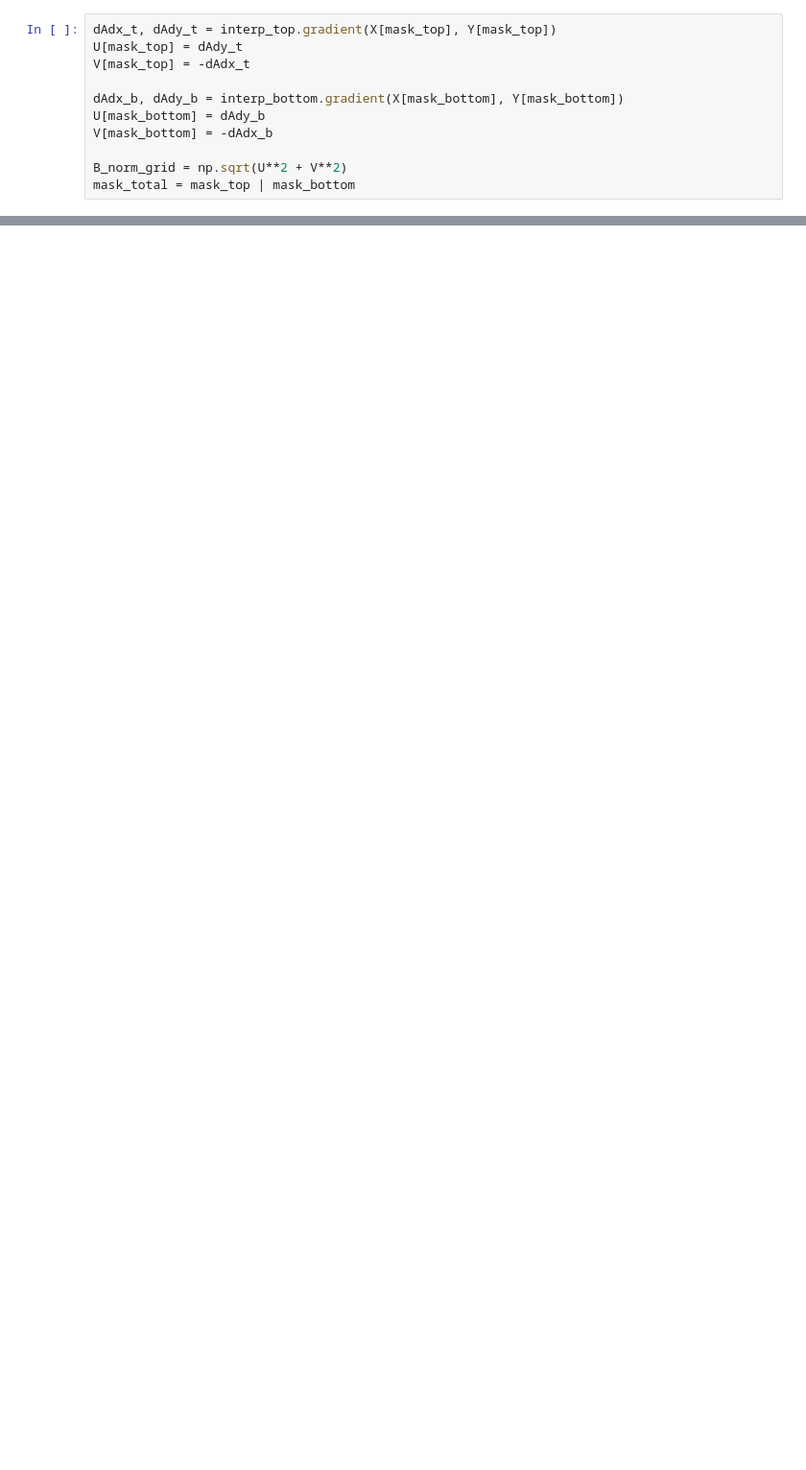
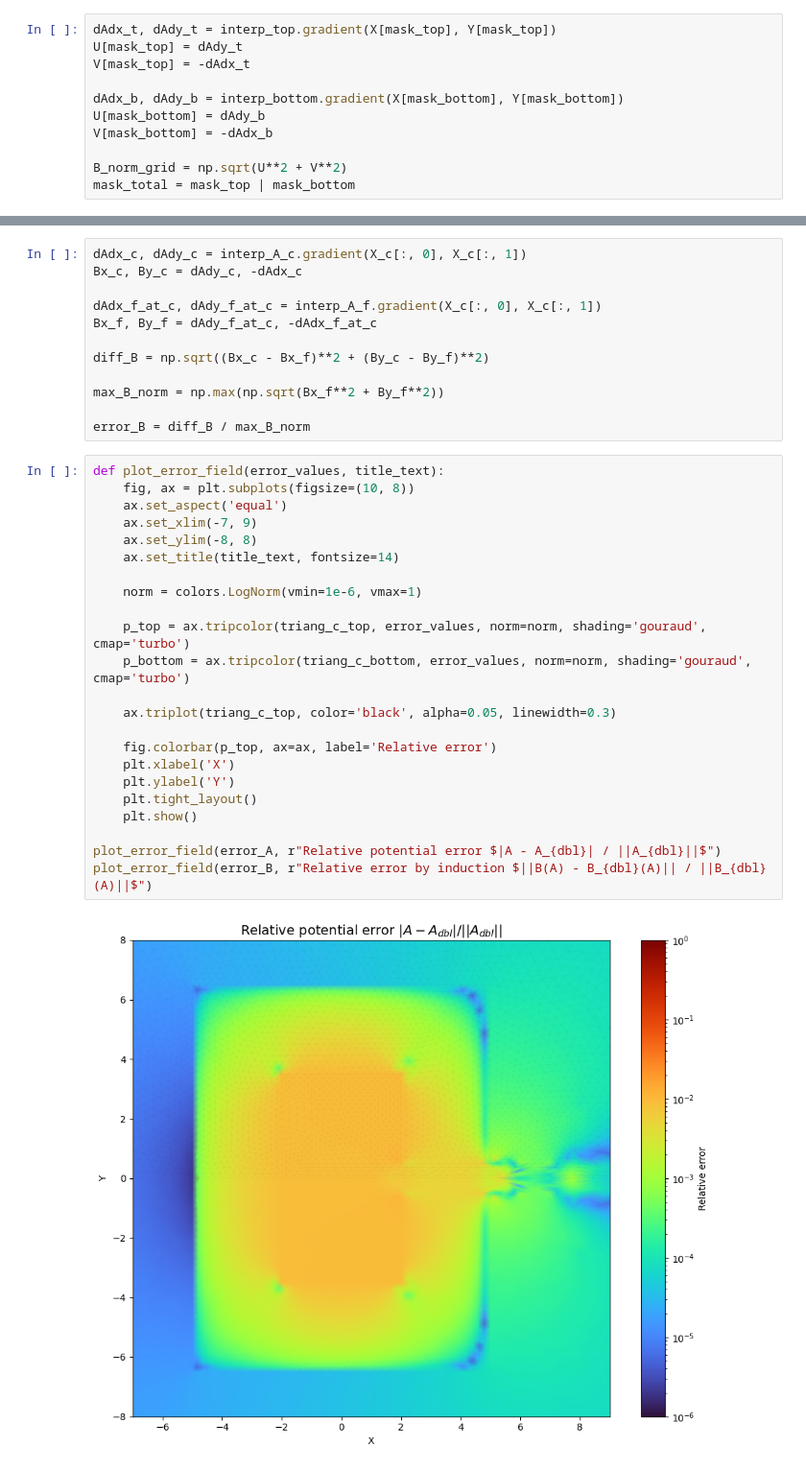
Before and after one commit to chimitOS/PINN_model, a Jupyter notebook: magnet/FEM_magnet.ipynb, the cells around one changed output, grey strips where cells are left out. Shown at 96% size. Drawn from its saved outputs; the diff is of its cells as text; blank space fills up the shorter version.

```diff
--- a/magnet/FEM_magnet.ipynb
+++ b/magnet/FEM_magnet.ipynb
@@ -262,0 +278,37 @@ plt.show()
+# %%
+dAdx_c, dAdy_c = interp_A_c.gradient(X_c[:, 0], X_c[:, 1])
+Bx_c, By_c = dAdy_c, -dAdx_c
+
+dAdx_f_at_c, dAdy_f_at_c = interp_A_f.gradient(X_c[:, 0], X_c[:, 1])
+Bx_f, By_f = dAdy_f_at_c, -dAdx_f_at_c
+
+diff_B = np.sqrt((Bx_c - Bx_f)**2 + (By_c - By_f)**2)
+
+max_B_norm = np.max(np.sqrt(Bx_f**2 + By_f**2))
+
+error_B = diff_B / max_B_norm
+# %%
+def plot_error_field(error_values, title_text):
+    fig, ax = plt.subplots(figsize=(10, 8))
+    ax.set_aspect('equal')
+    ax.set_xlim(-7, 9)
+    ax.set_ylim(-8, 8)
+    ax.set_title(title_text, fontsize=14)
+
+    norm = colors.LogNorm(vmin=1e-6, vmax=1)
+
+    p_top = ax.tripcolor(triang_c_top, error_values, norm=norm, shading='gouraud', cmap='turbo')
+    p_bottom = ax.tripcolor(triang_c_bottom, error_values, norm=norm, shading='gouraud', cmap='turbo')
+
+    ax.triplot(triang_c_top, color='black', alpha=0.05, linewidth=0.3)
+
+    fig.colorbar(p_top, ax=ax, label='Relative error')
+    plt.xlabel('X')
+    plt.ylabel('Y')
+    plt.tight_layout()
+    plt.show()
+
+plot_error_field(error_A, r"Relative potential error $|A - A_{dbl}| / ||A_{dbl}||$")
+plot_error_field(error_B, r"Relative error by induction $||B(A) - B_{dbl}(A)|| / ||B_{dbl}(A)||$")
+# %% [output]
+[figure, added]
```
Also changed, not shown: parts of 35 cells of this notebook.
